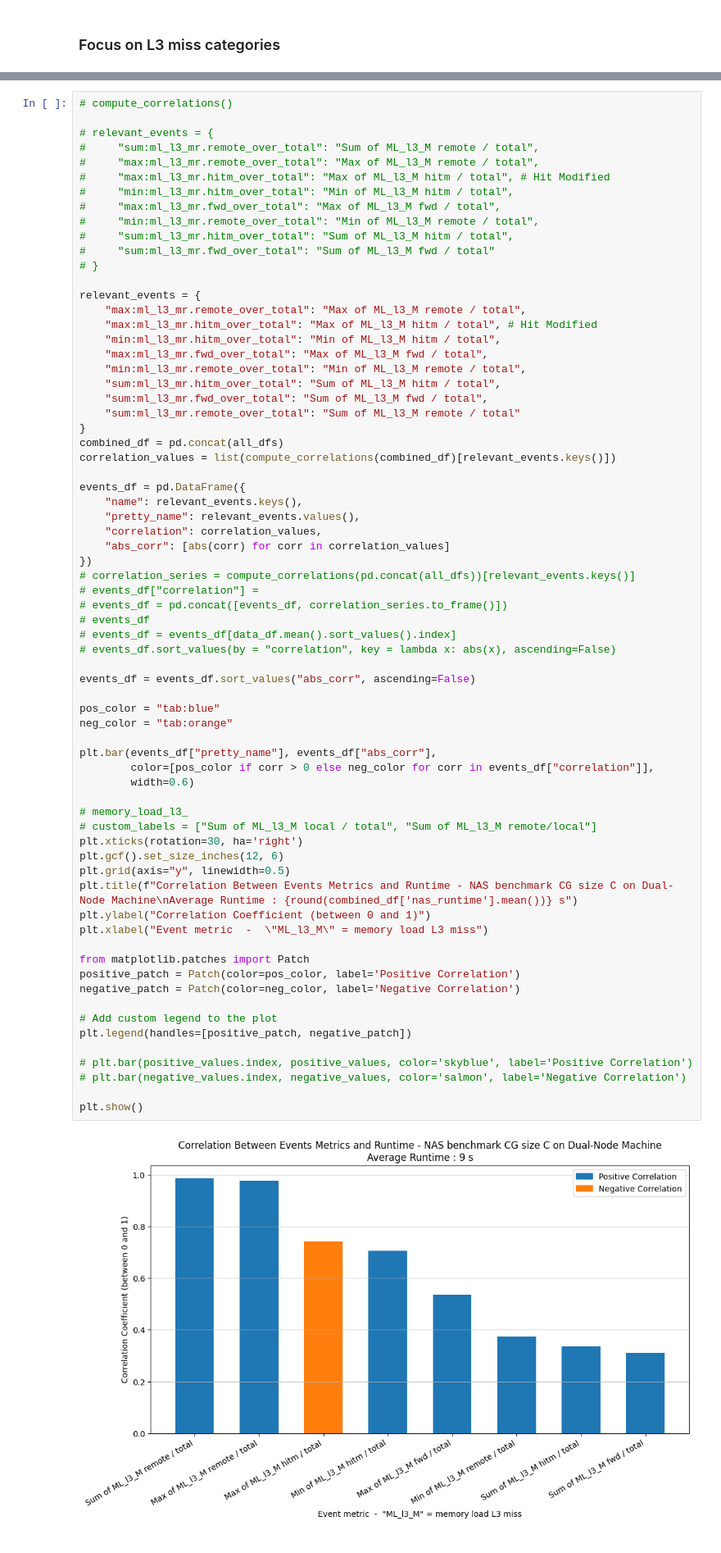
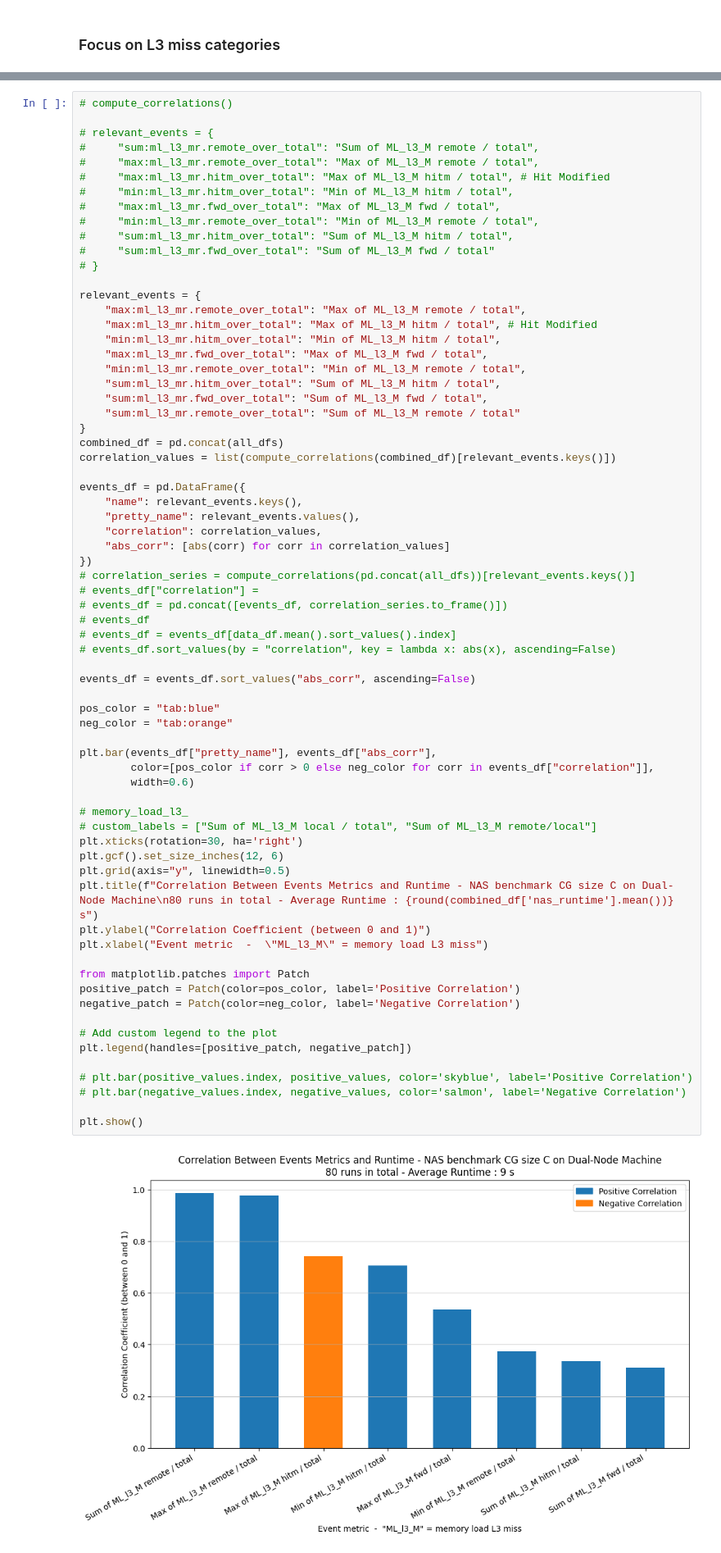
Before and after one commit to clementgd/INRIA-scripts, a Jupyter notebook: ircvm/profiling.ipynb, the cells around one changed output, grey strips where cells are left out. Shown: that part at 82% size. Cells and saved outputs as stored; diff of their text form.

```diff
--- a/ircvm/profiling.ipynb
+++ b/ircvm/profiling.ipynb
@@ -455,32 +455,32 @@ events_df = pd.DataFrame({
 
 events_df = events_df.sort_values("abs_corr", ascending=False)
 
 pos_color = "tab:blue"
 neg_color = "tab:orange"
 
 plt.bar(events_df["pretty_name"], events_df["abs_corr"],
         color=[pos_color if corr > 0 else neg_color for corr in events_df["correlation"]],
         width=0.6)
 
 # memory_load_l3_
 # custom_labels = ["Sum of ML_l3_M local / total", "Sum of ML_l3_M remote/local"]
 plt.xticks(rotation=30, ha='right')
 plt.gcf().set_size_inches(12, 6)
 plt.grid(axis="y", linewidth=0.5)
-plt.title(f"Correlation Between Events Metrics and Runtime - NAS benchmark CG size C on Dual-Node Machine\nAverage Runtime : {round(combined_df['nas_runtime'].mean())} s")
+plt.title(f"Correlation Between Events Metrics and Runtime - NAS benchmark CG size C on Dual-Node Machine\n80 runs in total - Average Runtime : {round(combined_df['nas_runtime'].mean())} s")
 plt.ylabel("Correlation Coefficient (between 0 and 1)")
 plt.xlabel("Event metric  -  \"ML_l3_M\" = memory load L3 miss")
 
 from matplotlib.patches import Patch
 positive_patch = Patch(color=pos_color, label='Positive Correlation')
 negative_patch = Patch(color=neg_color, label='Negative Correlation')
 
 # Add custom legend to the plot
 plt.legend(handles=[positive_patch, negative_patch])
 
 # plt.bar(positive_values.index, positive_values, color='skyblue', label='Positive Correlation')
 # plt.bar(negative_values.index, negative_values, color='salmon', label='Negative Correlation')
 
 plt.show()
 # %% [output]
-[figure, old version]
+[figure, new version]
```
Also changed, not shown: parts of 2 cells of this notebook, 2 other files.
